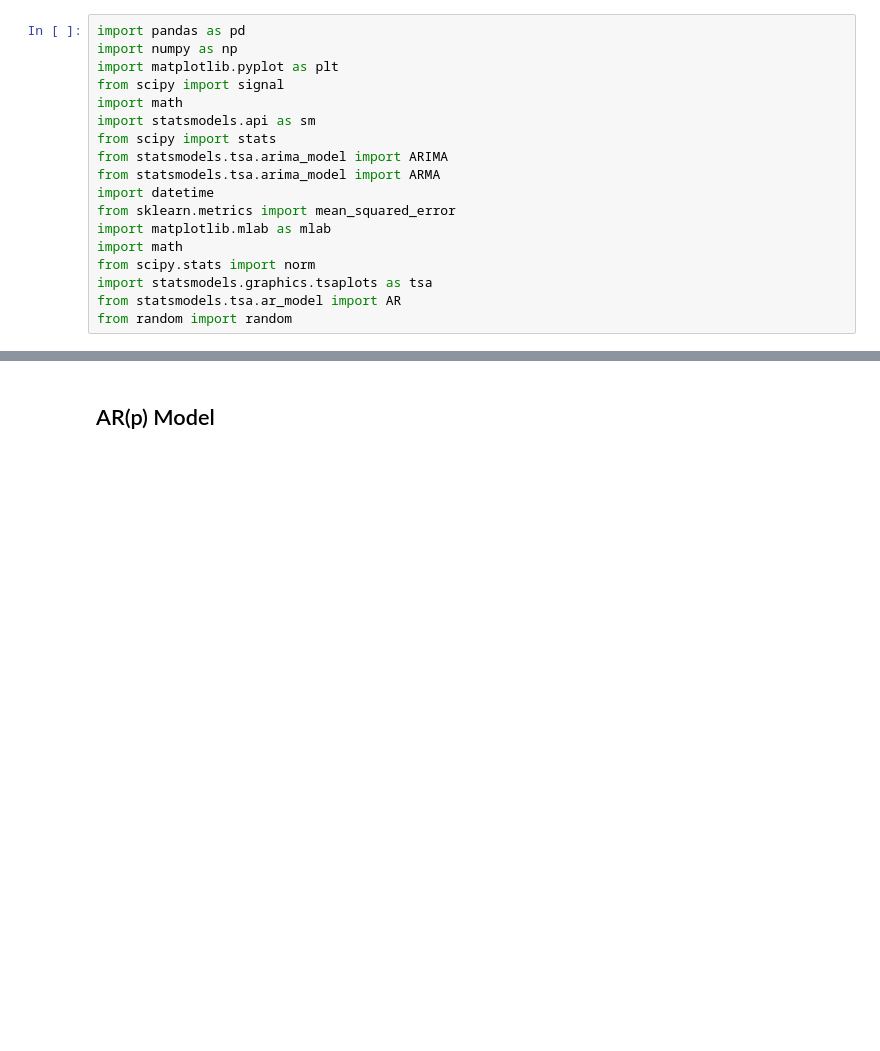
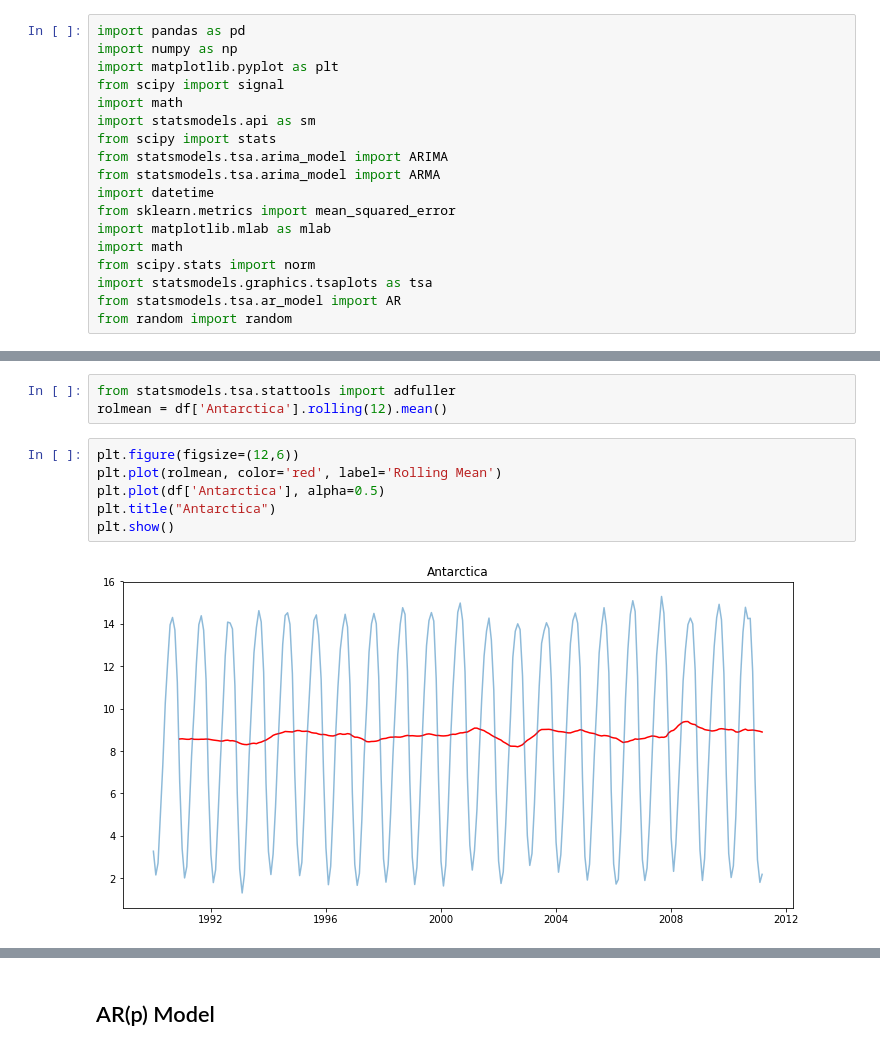
Before and after one commit to HabibAouani/MSc-Data-Science, a Jupyter notebook: MDI343/TimeSeries/TImeSeriesDemo.ipynb, the cells around one changed output, grey strips where cells are left out. Cells and saved outputs as stored; diff of their text form; blank space fills up the shorter version.

```diff
--- a/MDI343/TimeSeries/TImeSeriesDemo.ipynb
+++ b/MDI343/TimeSeries/TImeSeriesDemo.ipynb
@@ -46,0 +66,11 @@ plt.show()
+# %%
+from statsmodels.tsa.stattools import adfuller
+rolmean = df['Antarctica'].rolling(12).mean()
+# %%
+plt.figure(figsize=(12,6))
+plt.plot(rolmean, color='red', label='Rolling Mean')
+plt.plot(df['Antarctica'], alpha=0.5)
+plt.title("Antarctica")
+plt.show()
+# %% [output]
+[figure, added]
```
Also changed, not shown: parts of 45 cells of this notebook, 27 other files.
